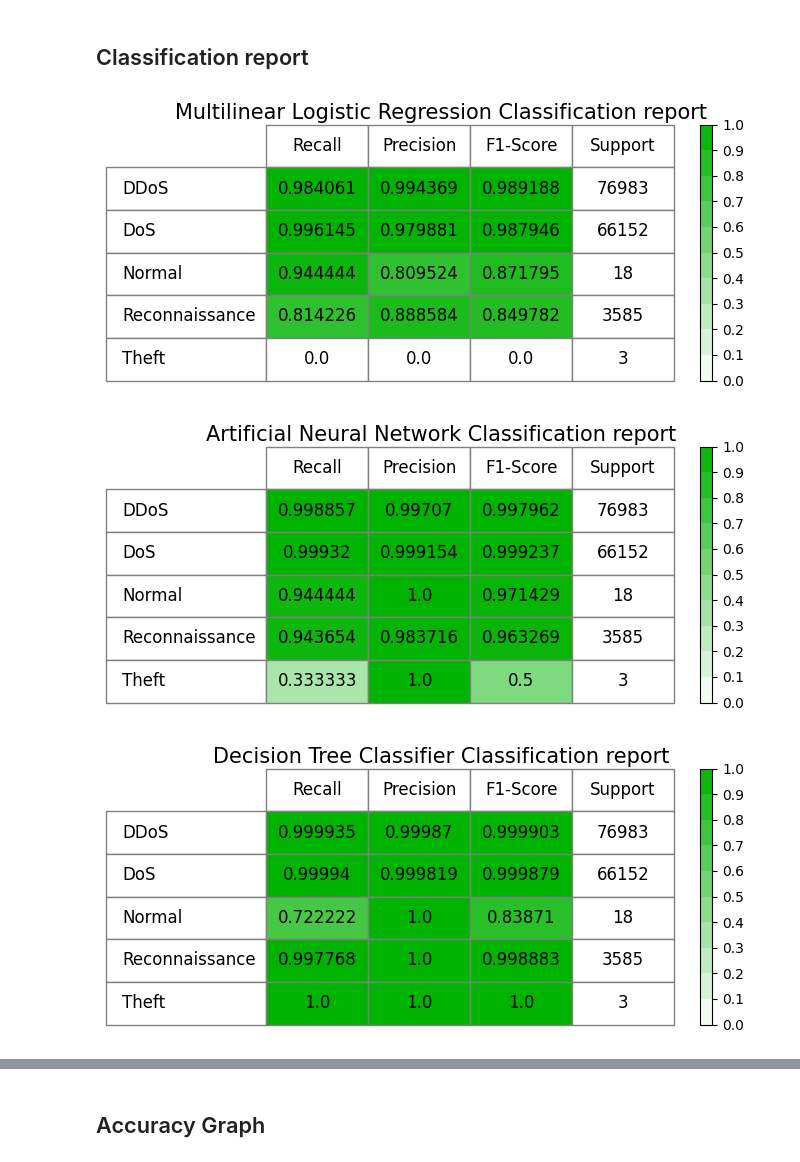
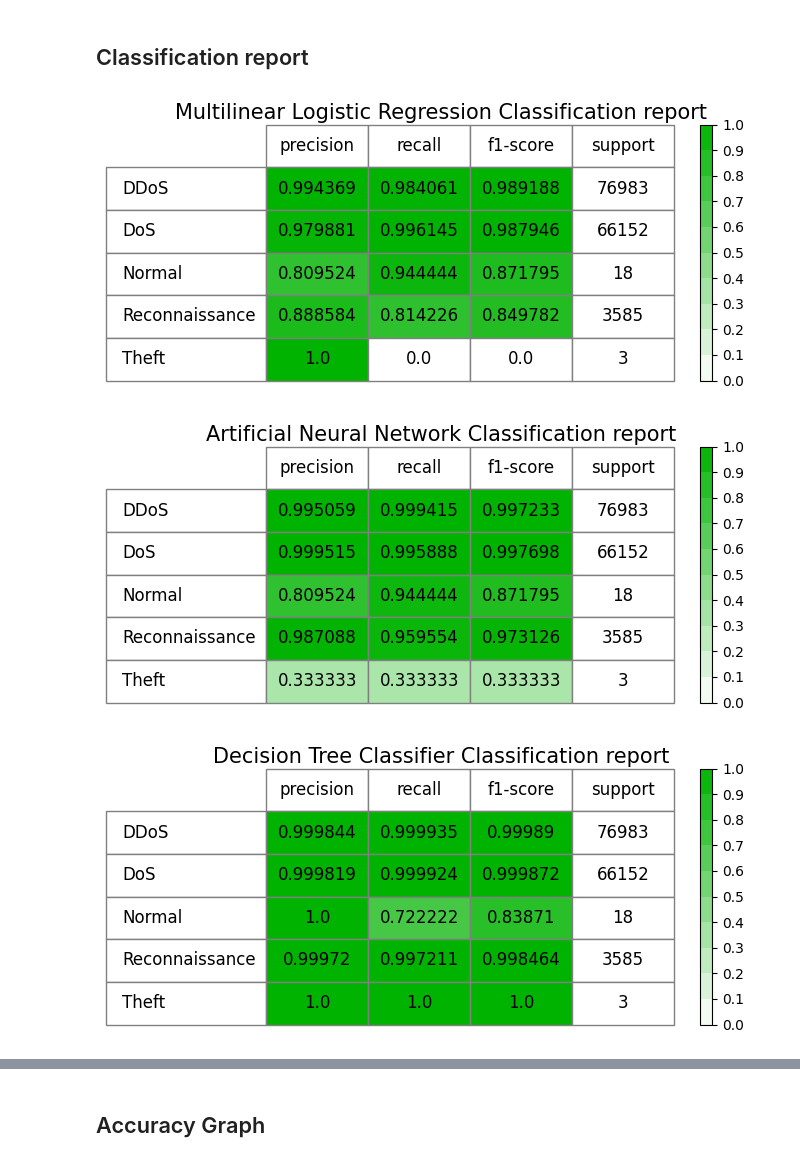
Before and after one commit to dharaneishvc/Botnet-Threat-Detection-ML, a Jupyter notebook: confusion_matrix_classification_report_chart.ipynb, the cells around one changed output, grey strips where cells are left out. Cells and saved outputs as stored; diff of their text form; code cells hidden in the pictures.

Commit message:
graph charts visualisation of conMat, ClsRpt

```diff
--- a/confusion_matrix_classification_report_chart.ipynb
+++ b/confusion_matrix_classification_report_chart.ipynb
@@ -96,32 +96,32 @@ import numpy as np
 # Classification reports for each model
 reports = {
     "Multilinear Logistic Regression": {
-        0: {'Precision': 0.994369, 'Recall': 0.984061, 'F1-Score': 0.989188, 'Support': 76983},
-        1: {'Precision': 0.979881, 'Recall': 0.996145, 'F1-Score': 0.987946, 'Support': 66152},
-        2: {'Precision': 0.809524, 'Recall': 0.944444, 'F1-Score': 0.871795, 'Support': 18},
-        3: {'Precision': 0.888584, 'Recall': 0.814226, 'F1-Score': 0.849782, 'Support': 3585},
-        4: {'Precision': 0.0, 'Recall': 0.0, 'F1-Score': 0.0, 'Support': 3}
+        0: {'precision': 0.994369, 'recall': 0.984061, 'f1-score': 0.989188, 'support': 76983},
+        1: {'precision': 0.979881, 'recall': 0.996145, 'f1-score': 0.987946, 'support': 66152},
+        2: {'precision': 0.809524, 'recall': 0.944444, 'f1-score': 0.871795, 'support': 18},
+        3: {'precision': 0.888584, 'recall': 0.814226, 'f1-score': 0.849782, 'support': 3585},
+        4: {'precision': 1.0, 'recall': 0.0, 'f1-score': 0.0, 'support': 3}
     },
     "Artificial Neural Network": {
-        0: {'Precision': 0.997070, 'Recall': 0.998857, 'F1-Score': 0.997962, 'Support': 76983},
-        1: {'Precision': 0.999154, 'Recall': 0.999320, 'F1-Score': 0.999237, 'Support': 66152},
-        2: {'Precision': 1.0, 'Recall': 0.944444, 'F1-Score': 0.971429, 'Support': 18},
-        3: {'Precision': 0.983716, 'Recall': 0.943654, 'F1-Score': 0.963269, 'Support': 3585},
-        4: {'Precision': 1.0, 'Recall': 0.333333, 'F1-Score': 0.500000, 'Support': 3}
+        0: {'precision': 0.995059, 'recall': 0.999415, 'f1-score': 0.997233, 'support': 76983},
+        1: {'precision': 0.999515, 'recall': 0.995888, 'f1-score': 0.997698, 'support': 66152},
+        2: {'precision': 0.809524, 'recall': 0.944444, 'f1-score': 0.871795, 'support': 18},
+        3: {'precision': 0.987088, 'recall': 0.959554, 'f1-score': 0.973126, 'support': 3585},
+        4: {'precision': 0.333333, 'recall': 0.333333, 'f1-score': 0.333333, 'support': 3}
     },
     "Decision Tree Classifier": {
-        0: {'Precision': 0.999870, 'Recall': 0.999935, 'F1-Score': 0.999903, 'Support': 76983},
-        1: {'Precision': 0.999819, 'Recall': 0.999940, 'F1-Score': 0.999879, 'Support': 66152},
-        2: {'Precision': 1.0, 'Recall': 0.722222, 'F1-Score': 0.838710, 'Support': 18},
-        3: {'Precision': 1.0, 'Recall': 0.997768, 'F1-Score': 0.998883, 'Support': 3585},
-        4: {'Precision': 1.0, 'Recall': 1.0, 'F1-Score': 1.0, 'Support': 3}
+        0: {'precision': 0.999844, 'recall': 0.999935, 'f1-score': 0.999890, 'support': 76983},
+        1: {'precision': 0.999819, 'recall': 0.999924, 'f1-score': 0.999872, 'support': 66152},
+        2: {'precision': 1.0, 'recall': 0.722222, 'f1-score': 0.838710, 'support': 18},
+        3: {'precision': 0.999720, 'recall': 0.997211, 'f1-score': 0.998464, 'support': 3585},
+        4: {'precision': 1.0, 'recall': 1.0, 'f1-score': 1.0, 'support': 3}
     },
     "Random Forest Classifier": {
-        0: {'Precision': 0.999545, 'Recall': 0.999662, 'F1-Score': 0.999604, 'Support': 76983},
-        1: {'Precision': 0.999562, 'Recall': 0.999516, 'F1-Score': 0.999539, 'Support': 66152},
-        2: {'Precision': 1.0, 'Recall': 0.777778, 'F1-Score': 0.875000, 'Support': 18},
-        3: {'Precision': 0.999442, 'Recall': 0.999721, 'F1-Score': 0.999582, 'Support': 3585},
-        4: {'Precision': 1.0, 'Recall': 1.0, 'F1-Score': 1.0, 'Support': 3}
+        0: {'precision': 0.999428, 'recall': 0.998857, 'f1-score': 0.999142, 'support': 76983},
+        1: {'precision': 0.998640, 'recall': 0.999350, 'f1-score': 0.998995, 'support': 66152},
+        2: {'precision': 1.0, 'recall': 0.777778, 'f1-score': 0.875000, 'support': 18},
+        3: {'precision': 0.999442, 'recall': 0.999721, 'f1-score': 0.999582, 'support': 3585},
+        4: {'precision': 1.0, 'recall': 1.0, 'f1-score': 1.0, 'support': 3}
     }
 }
 # %%
@@ -146,7 +146,7 @@ for model in ["Multilinear Logistic Regression","Artificial Neural Network","Dec
 
     cmap = ListedColormap(cmap_colors[:len(cmap_colors) - 1])
 
-    columns = ['Recall', 'Precision', 'F1-Score', 'Support']
+    columns = ['precision','recall', 'f1-score', 'support']
     classes = ['DDoS', 'DoS', 'Normal', 'Reconnaissance', 'Theft']
 
     # Create a table with the values
@@ -179,33 +179,33 @@ for model in ["Multilinear Logistic Regression","Artificial Neural Network","Dec
         cell.set_text_props()
         if key[0] == 0:
             cell.set_fontsize(12)
         else:
             cell.set_fontsize(12)
         cell.set_height(0.15)
         cell.set_edgecolor('gray')
 
     # Color the cells using the colormap (for the first 3 columns)
     for i, key in enumerate(columns[:3]):
         cell_values = np.array([report[row][key] for row in range(len(classes))])
         colors = cmap(cell_values / cell_values.max())
         for j in range(len(classes)):
             table.get_celld()[j+1, i].set_facecolor(colors[j])
 
     # Set the last column background color to white
     for j in range(len(classes)):
         table.get_celld()[j+1, len(columns)-1].set_facecolor('white')
 
     # Add a colorbar with decimal number labels
     colorbar = fig.colorbar(plt.cm.ScalarMappable(cmap=cmap), ax=ax, boundaries=np.linspace(0, 1, 11))  # Use 11 boundaries for 10 bands
     colorbar.set_ticks(np.linspace(0, 1, 11))
     colorbar.set_ticklabels( [f'{i:.1f}' for i in np.linspace(0, 1, 11)])
     colorbar.ax.yaxis.set_ticks_position('right')
     colorbar.ax.tick_params(axis='y', labelsize=10)  # Set the font size of the color bar labels
 
     # Display the figure
     plt.tight_layout()
     plt.show()
 # %% [output]
-[figure, old version]
+[figure, new version]
-[figure, old version]
+[figure, new version]
-[figure, old version]
+[figure, new version]
```
Also changed, not shown: parts of 2 cells of this notebook.
